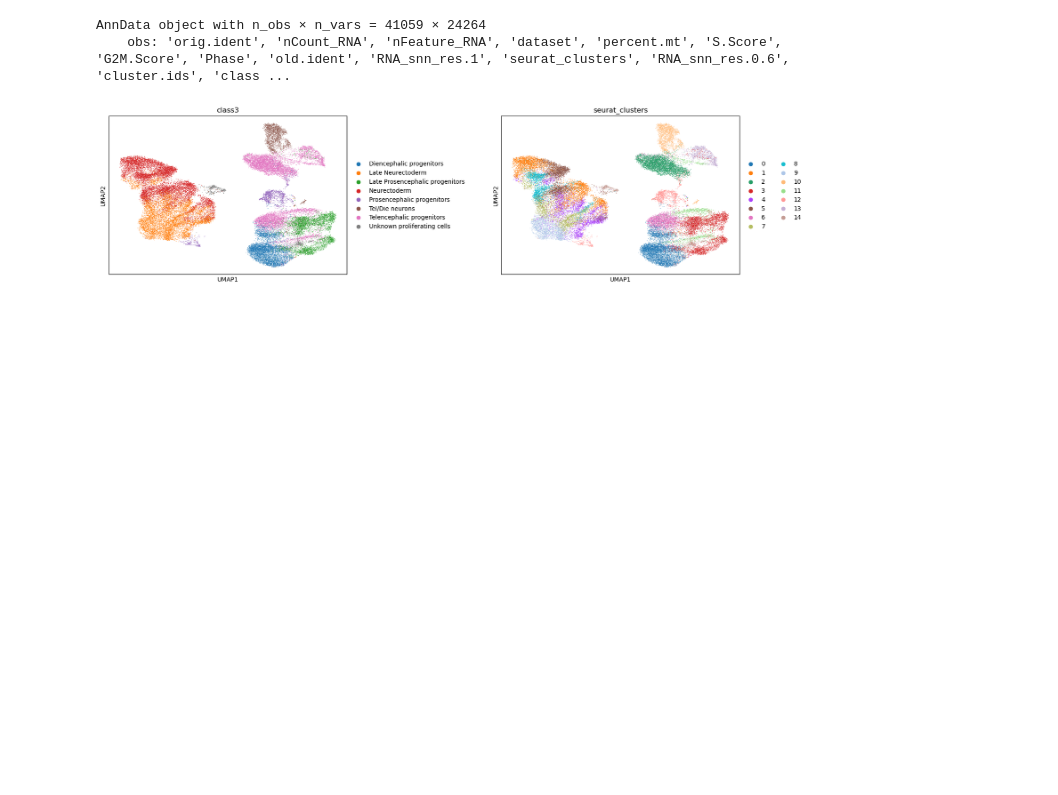
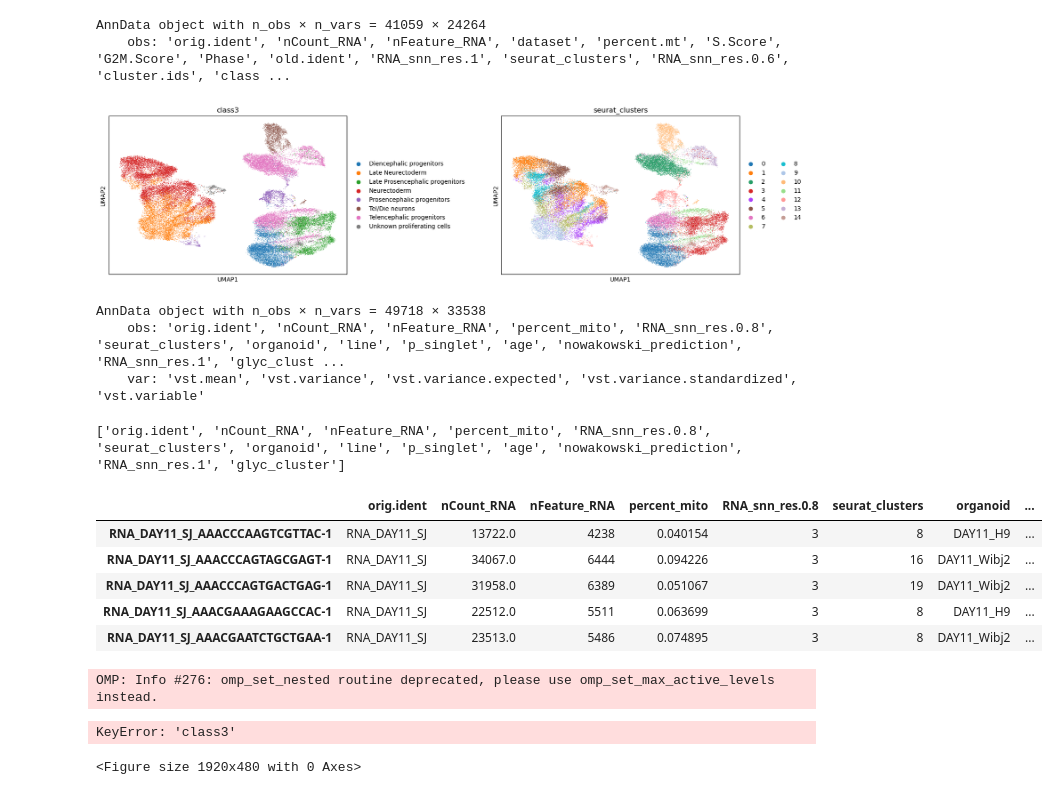
Before and after one commit to ChristianLangridge/TabGRN, a Jupyter notebook: path/data_preparation/AnnData_induction.ipynb, the cells around one changed output. Drawn from its saved outputs; the diff is of its cells as text; code cells hidden in the pictures; blank space fills up the shorter version.

```diff
--- a/path/data_preparation/AnnData_induction.ipynb
+++ b/path/data_preparation/AnnData_induction.ipynb
@@ -63,3 +63,43 @@ adata.obs['seurat_clusters'] = adata.obs['seurat_clusters'].astype('category')
 sc.pl.umap(adata, color=['class3', 'seurat_clusters'], wspace=0.5)
 # %% [output]
 [figure]
+# %%
+GLS_ko_AnnData = sc.read_h5ad("/Users/christianlangridge/Desktop/SMT-Pipeline/data/Fleck et al/RNA_data.h5ad")
+# %%
+print(GLS_ko_AnnData)
+# %% [output]
+AnnData object with n_obs × n_vars = 49718 × 33538
+    obs: 'orig.ident', 'nCount_RNA', 'nFeature_RNA', 'percent_mito', 'RNA_snn_res.0.8', 'seurat_clusters', 'organoid', 'line', 'p_singlet', 'age', 'nowakowski_prediction', 'RNA_snn_res.1', 'glyc_clust ...
+    var: 'vst.mean', 'vst.variance', 'vst.variance.expected', 'vst.variance.standardized', 'vst.variable'
+# %%
+print(GLS_ko_AnnData.obs.columns.tolist())
+# %% [output]
+['orig.ident', 'nCount_RNA', 'nFeature_RNA', 'percent_mito', 'RNA_snn_res.0.8', 'seurat_clusters', 'organoid', 'line', 'p_singlet', 'age', 'nowakowski_prediction', 'RNA_snn_res.1', 'glyc_cluster']
+# %%
+GLS_ko_AnnData.obs.head()
+# %% [output]
+|  | orig.ident | nCount_RNA | nFeature_RNA | percent_mito | RNA_snn_res.0.8 | seurat_clusters | organoid | ... |
+| RNA_DAY11_SJ_AAACCCAAGTCGTTAC-1 | RNA_DAY11_SJ | 13722.0 | 4238 | 0.040154 | 3 | 8 | DAY11_H9 | ... |
+| RNA_DAY11_SJ_AAACCCAGTAGCGAGT-1 | RNA_DAY11_SJ | 34067.0 | 6444 | 0.094226 | 3 | 16 | DAY11_Wibj2 | ... |
+| RNA_DAY11_SJ_AAACCCAGTGACTGAG-1 | RNA_DAY11_SJ | 31958.0 | 6389 | 0.051067 | 3 | 19 | DAY11_Wibj2 | ... |
+| RNA_DAY11_SJ_AAACGAAAGAAGCCAC-1 | RNA_DAY11_SJ | 22512.0 | 5511 | 0.063699 | 3 | 8 | DAY11_H9 | ... |
+| RNA_DAY11_SJ_AAACGAATCTGCTGAA-1 | RNA_DAY11_SJ | 23513.0 | 5486 | 0.074895 | 3 | 8 | DAY11_Wibj2 | ... |
+# %%
+# A quick standard pipeline to generate a UMAP in Python:
+sc.pp.normalize_total(GLS_ko_AnnData, target_sum=1e4)
+sc.pp.log1p(GLS_ko_AnnData)
+sc.pp.highly_variable_genes(GLS_ko_AnnData, min_mean=0.0125, max_mean=3, min_disp=0.5)
+sc.tl.pca(GLS_ko_AnnData, svd_solver='arpack')
+sc.pp.neighbors(GLS_ko_AnnData, n_neighbors=10, n_pcs=40)
+sc.tl.umap(GLS_ko_AnnData)
+
+# Convert the cluster column from numbers to categories
+GLS_ko_AnnData.obs['seurat_clusters'] = GLS_ko_AnnData.obs['seurat_clusters'].astype('category')
+# %% [output]
+OMP: Info #276: omp_set_nested routine deprecated, please use omp_set_max_active_levels instead.
+# %%
+# Now you can plot it using the metadata columns we saved!
+sc.pl.umap(GLS_ko_AnnData, color=['class3', 'seurat_clusters'], wspace=0.5)
+# %% [output]
+KeyError: 'class3'
+<Figure size 1920x480 with 0 Axes>
```
Also changed, not shown: 1 other file.
